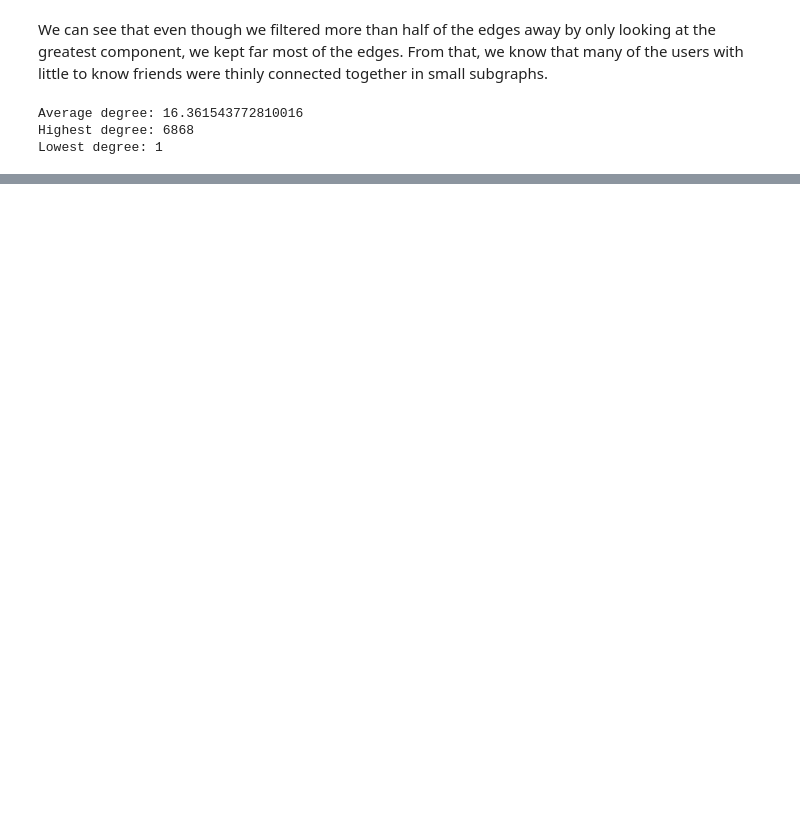
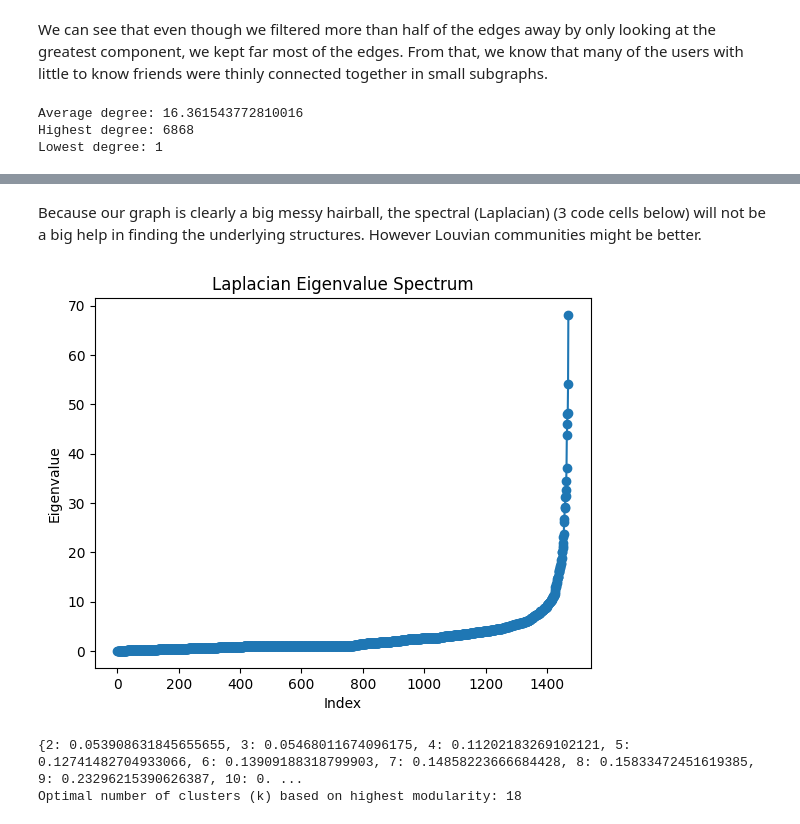
Before and after one commit to Cerlog/02807-project, a Jupyter notebook: Yelp_project_graph.ipynb, the cells around one changed output, grey strips where cells are left out. Cells and saved outputs as stored; diff of their text form; code cells hidden in the pictures; blank space fills up the shorter version.

```diff
--- a/Yelp_project_graph.ipynb
+++ b/Yelp_project_graph.ipynb
@@ -93,0 +277,13 @@ Lowest degree: 1
+# %% [markdown]
+Because our graph is clearly a big messy hairball, the spectral (Laplacian) (3 code cells below) will not be a big help in finding the underlying structures. However Louvian communities might be better.
+# %%
+L = nx.laplacian_matrix(H).toarray()
+
+eigvals = np.sort(np.linalg.eigvalsh(L))
+plt.plot(eigvals, marker='o')
+plt.title("Laplacian Eigenvalue Spectrum")
+plt.xlabel("Index")
+plt.ylabel("Eigenvalue")
+plt.show()
+# %% [output]
+[figure, added]
@@ -93,0 +328,14 @@ Lowest degree: 1
+# %%
+mods = {}
+for k in range(2, 30):
+    labels = spectral_clustering(graph_dict, k)
+    communities = {}
+    for node, lbl in labels.items():
+        communities.setdefault(lbl, []).append(node)
+    mods[k] = nx.algorithms.community.quality.modularity(H, communities.values())
+
+print(mods)
+print("Optimal number of clusters (k) based on highest modularity:", max(mods, key=mods.get))
+# %% [output]
+{2: 0.053908631845655655, 3: 0.05468011674096175, 4: 0.11202183269102121, 5: 0.12741482704933066, 6: 0.13909188318799903, 7: 0.14858223666684428, 8: 0.15833472451619385, 9: 0.23296215390626387, 10: 0. ...
+Optimal number of clusters (k) based on highest modularity: 18
```
Also changed, not shown: parts of 40 cells of this notebook, 2 other files.
